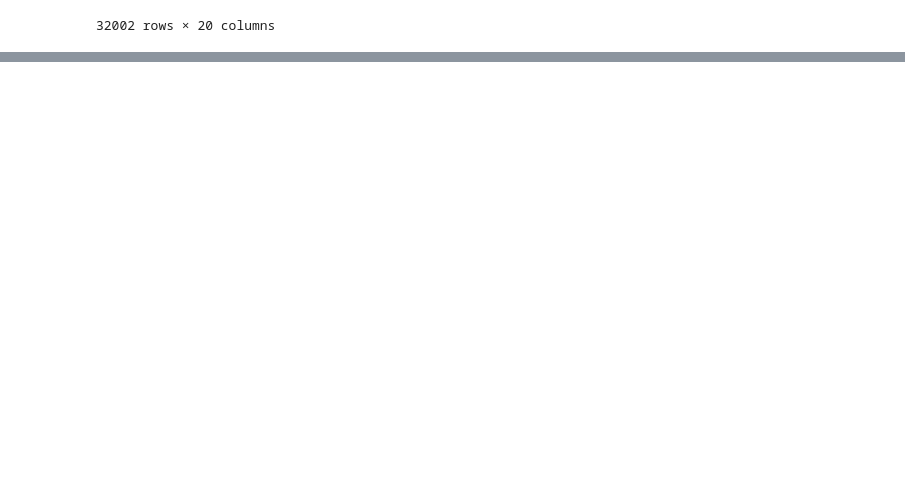
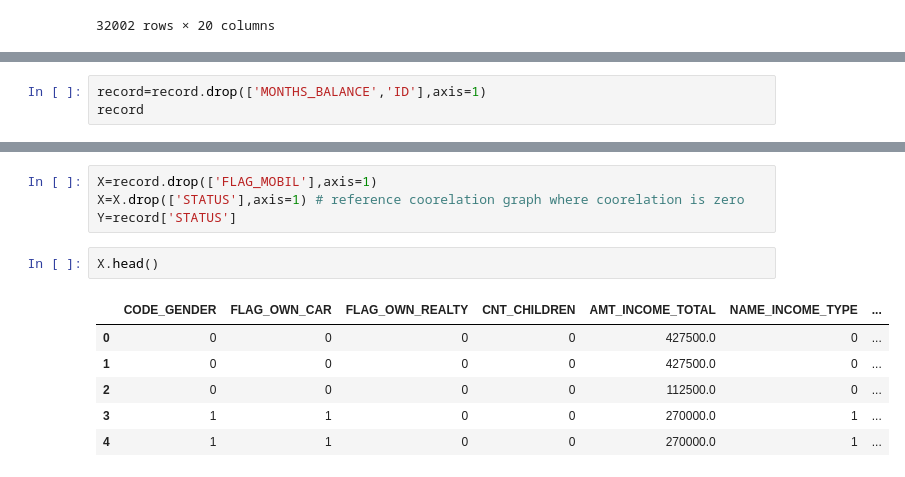
Before and after one commit to kirteshpatel98/Credit-Card-Default, a Jupyter notebook: fin_code.ipynb, the cells around one changed output, grey strips where cells are left out. Drawn from its saved outputs; the diff is of its cells as text; blank space fills up the shorter version.

```diff
--- a/fin_code.ipynb
+++ b/fin_code.ipynb
@@ -373,0 +421,3 @@ record[record['STATUS']==1]
+# %%
+record=record.drop(['MONTHS_BALANCE','ID'],axis=1)
+record
@@ -373,0 +438,13 @@ record[record['STATUS']==1]
+# %%
+X=record.drop(['FLAG_MOBIL'],axis=1)
+X=X.drop(['STATUS'],axis=1) # reference coorelation graph where coorelation is zero
+Y=record['STATUS']
+# %%
+X.head()
+# %% [output]
+|  | CODE_GENDER | FLAG_OWN_CAR | FLAG_OWN_REALTY | CNT_CHILDREN | AMT_INCOME_TOTAL | NAME_INCOME_TYPE | ... |
+| 0 | 0 | 0 | 0 | 0 | 427500.0 | 0 | ... |
+| 1 | 0 | 0 | 0 | 0 | 427500.0 | 0 | ... |
+| 2 | 0 | 0 | 0 | 0 | 112500.0 | 0 | ... |
+| 3 | 1 | 1 | 0 | 0 | 270000.0 | 1 | ... |
+| 4 | 1 | 1 | 0 | 0 | 270000.0 | 1 | ... |
```
Also changed, not shown: parts of 25 cells of this notebook, 9 other files.
